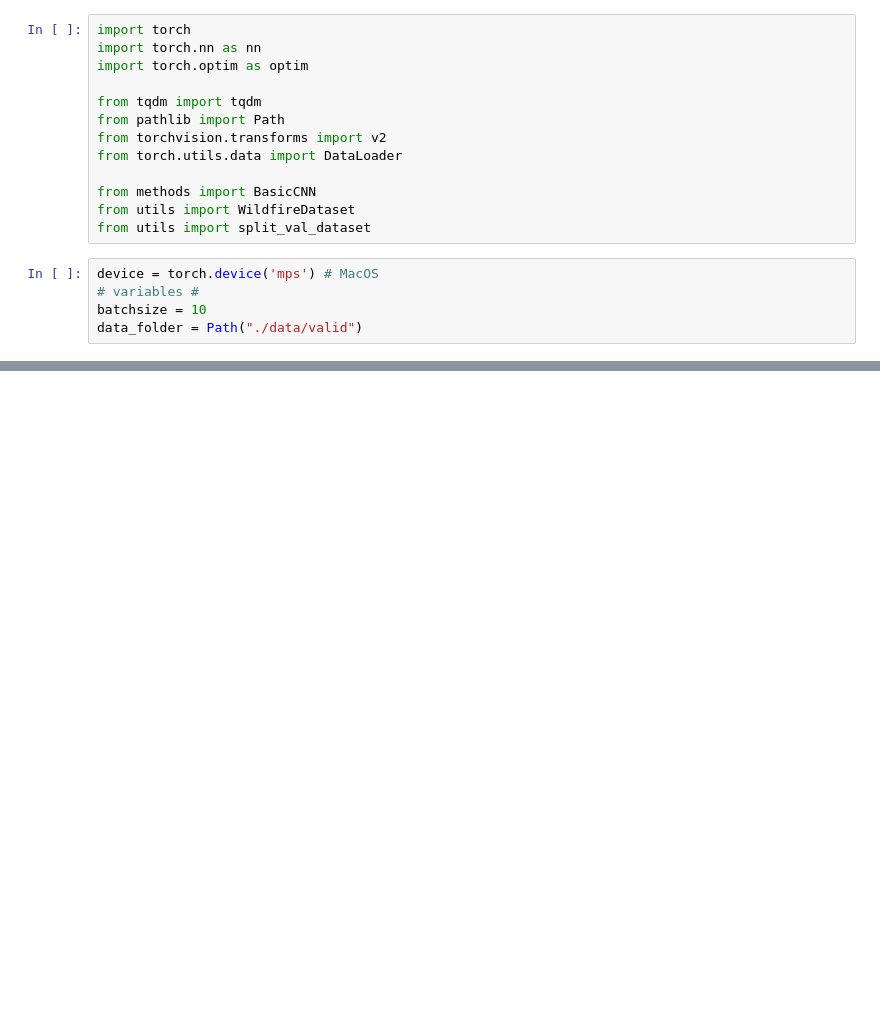
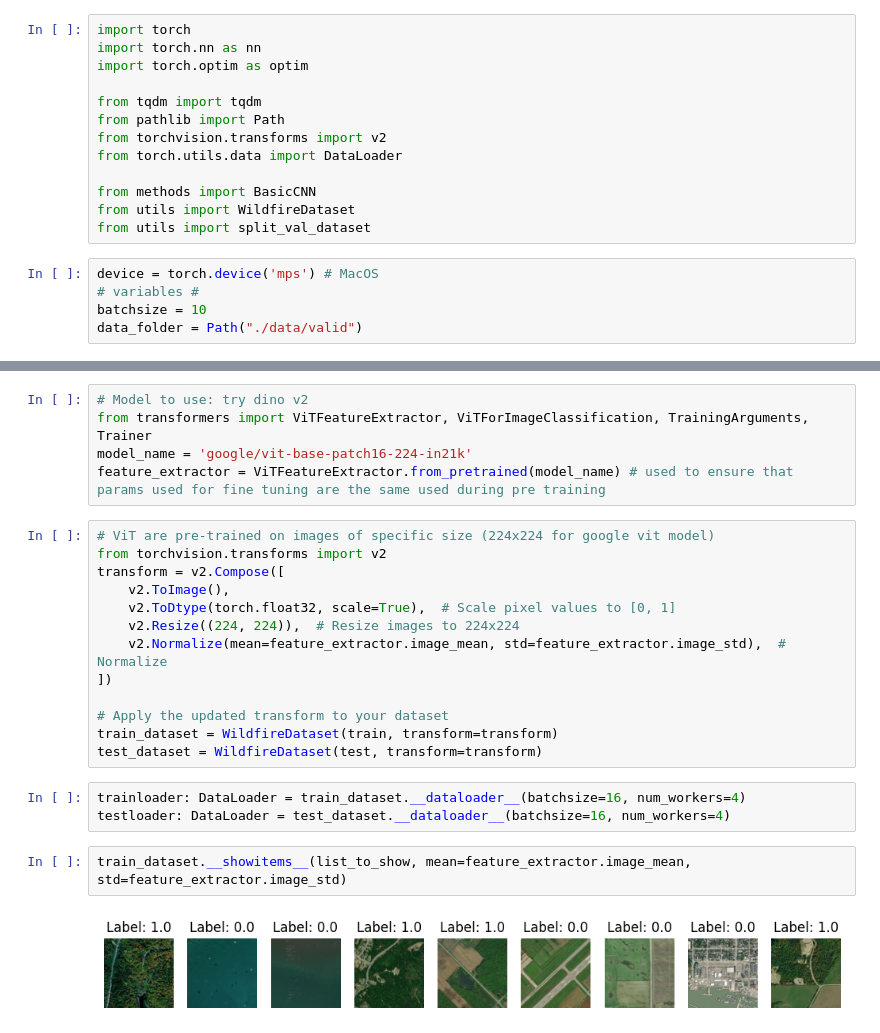
Before and after one commit to florian-morel22/Wildfire-Prediction-VisionML, a Jupyter notebook: exploration_ViT.ipynb, the cells around one changed output, grey strips where cells are left out. Drawn from its saved outputs; the diff is of its cells as text; blank space fills up the shorter version.

```diff
--- a/exploration_ViT.ipynb
+++ b/exploration_ViT.ipynb
@@ -54 +57,26 @@ testloader = DataLoader(
+# %%
+# Model to use: try dino v2
+from transformers import ViTFeatureExtractor, ViTForImageClassification, TrainingArguments, Trainer
+model_name = 'google/vit-base-patch16-224-in21k'
+feature_extractor = ViTFeatureExtractor.from_pretrained(model_name) # used to ensure that params used for fine tuning are the same used during pre training
+# %%
+# ViT are pre-trained on images of specific size (224x224 for google vit model)
+from torchvision.transforms import v2
+transform = v2.Compose([
+    v2.ToImage(),
+    v2.ToDtype(torch.float32, scale=True),  # Scale pixel values to [0, 1]
+    v2.Resize((224, 224)),  # Resize images to 224x224
+    v2.Normalize(mean=feature_extractor.image_mean, std=feature_extractor.image_std),  # Normalize
+])
+
+# Apply the updated transform to your dataset
+train_dataset = WildfireDataset(train, transform=transform)
+test_dataset = WildfireDataset(test, transform=transform)
+# %%
+trainloader: DataLoader = train_dataset.__dataloader__(batchsize=16, num_workers=4)
+testloader: DataLoader = test_dataset.__dataloader__(batchsize=16, num_workers=4)
+# %%
+train_dataset.__showitems__(list_to_show, mean=feature_extractor.image_mean, std=feature_extractor.image_std)
+# %% [output]
+[figure, added]
 # %%
```
Also changed, not shown: parts of 13 cells of this notebook, 2 other files.
